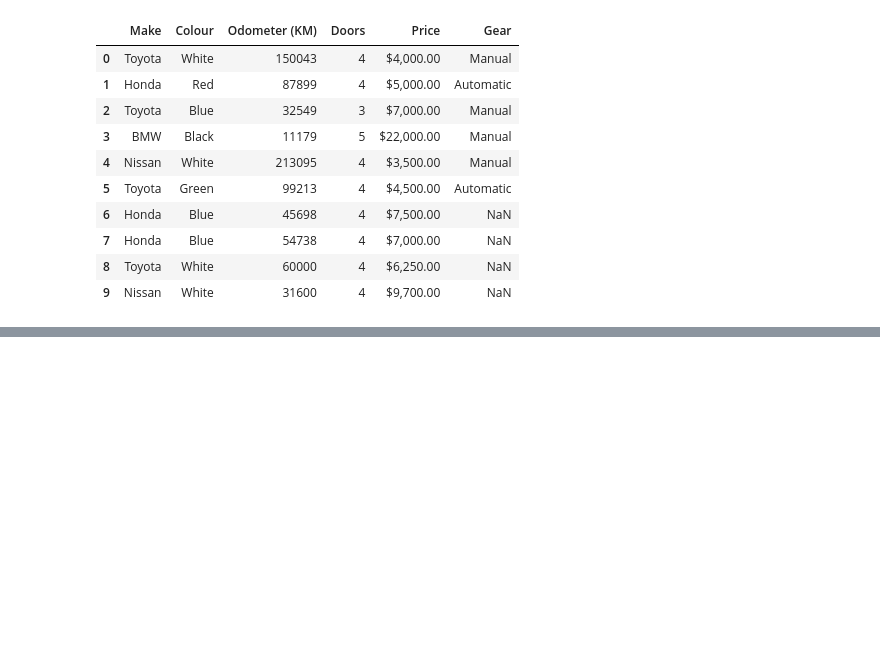
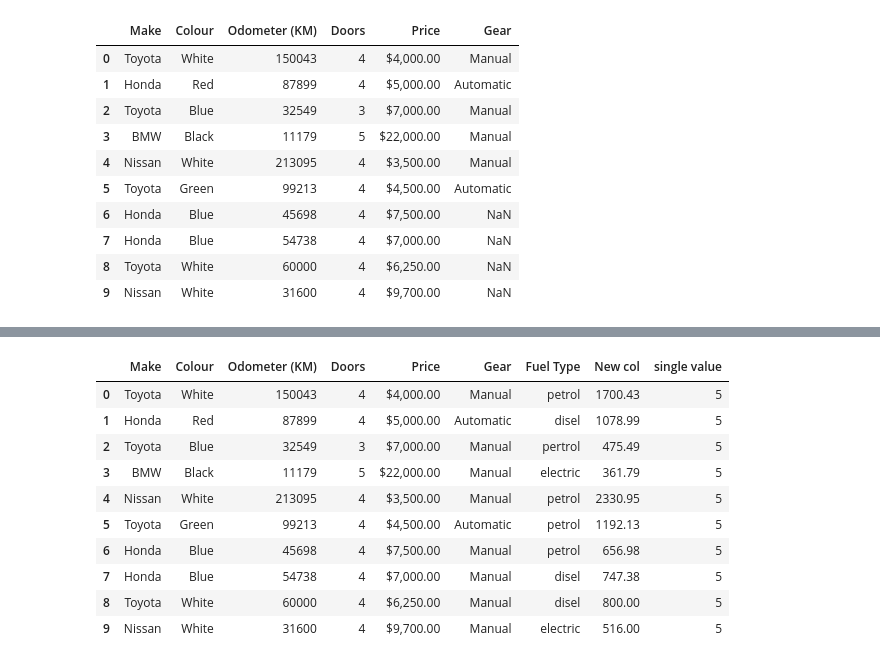
Before and after one commit to ArunJayan/MLLearning, a Jupyter notebook: pandas/pandas1.ipynb, the cells around one changed output, grey strips where cells are left out. Saved outputs shown, nothing was run; the diff lists cells and outputs as text; code cells hidden in the pictures; blank space fills up the shorter version.

```diff
--- a/pandas/pandas1.ipynb
+++ b/pandas/pandas1.ipynb
@@ -666,0 +697,6 @@ car_sales_data
+# %%
+# to replace Nan values
+#Method 1 : car_sales_data = car_sales_data.fillna("Manual")
+#Method 2 : use inplace argument as True  in fillna()
+car_sales_data.fillna("Manual",inplace=True)
+car_sales_data
@@ -666,0 +715,6 @@ car_sales_data
+# %%
+#Create new column from list
+fueltype  = ['petrol','disel','pertrol','electric','petrol','petrol','petrol','disel','disel']
+# But when we use list , its lenght and total no of rows in the table should match
+car_sales_data["Fuel Type"] = fueltype
+car_sales_data
@@ -666,0 +723,6 @@ car_sales_data
+# %%
+#Create new column from list
+fueltype  = ['petrol','disel','pertrol','electric','petrol','petrol','petrol','disel','disel','electric']
+# But when we use list , its lenght and total no of rows in the table should match
+car_sales_data["Fuel Type"] = fueltype
+car_sales_data
@@ -666,0 +741,4 @@ car_sales_data
+# %%
+# we could some operation using 2 column values
+car_sales_data["New col"] = (car_sales_data["Odometer (KM)"] / 100) + (car_sales_data["Doors"] * 50)
+car_sales_data
@@ -666,0 +757,16 @@ car_sales_data
+# %%
+#create a column from a single values
+car_sales_data['single value'] = 5
+car_sales_data
+# %% [output]
+|  | Make | Colour | Odometer (KM) | Doors | Price | Gear | Fuel Type | New col | single value |
+| 0 | Toyota | White | 150043 | 4 | $4,000.00 | Manual | petrol | 1700.43 | 5 |
+| 1 | Honda | Red | 87899 | 4 | $5,000.00 | Automatic | disel | 1078.99 | 5 |
+| 2 | Toyota | Blue | 32549 | 3 | $7,000.00 | Manual | pertrol | 475.49 | 5 |
+| 3 | BMW | Black | 11179 | 5 | $22,000.00 | Manual | electric | 361.79 | 5 |
+| 4 | Nissan | White | 213095 | 4 | $3,500.00 | Manual | petrol | 2330.95 | 5 |
+| 5 | Toyota | Green | 99213 | 4 | $4,500.00 | Automatic | petrol | 1192.13 | 5 |
+| 6 | Honda | Blue | 45698 | 4 | $7,500.00 | Manual | petrol | 656.98 | 5 |
+| 7 | Honda | Blue | 54738 | 4 | $7,000.00 | Manual | disel | 747.38 | 5 |
+| 8 | Toyota | White | 60000 | 4 | $6,250.00 | Manual | disel | 800.00 | 5 |
+| 9 | Nissan | White | 31600 | 4 | $9,700.00 | Manual | electric | 516.00 | 5 |
```
Also changed, not shown: parts of 14 cells of this notebook.
